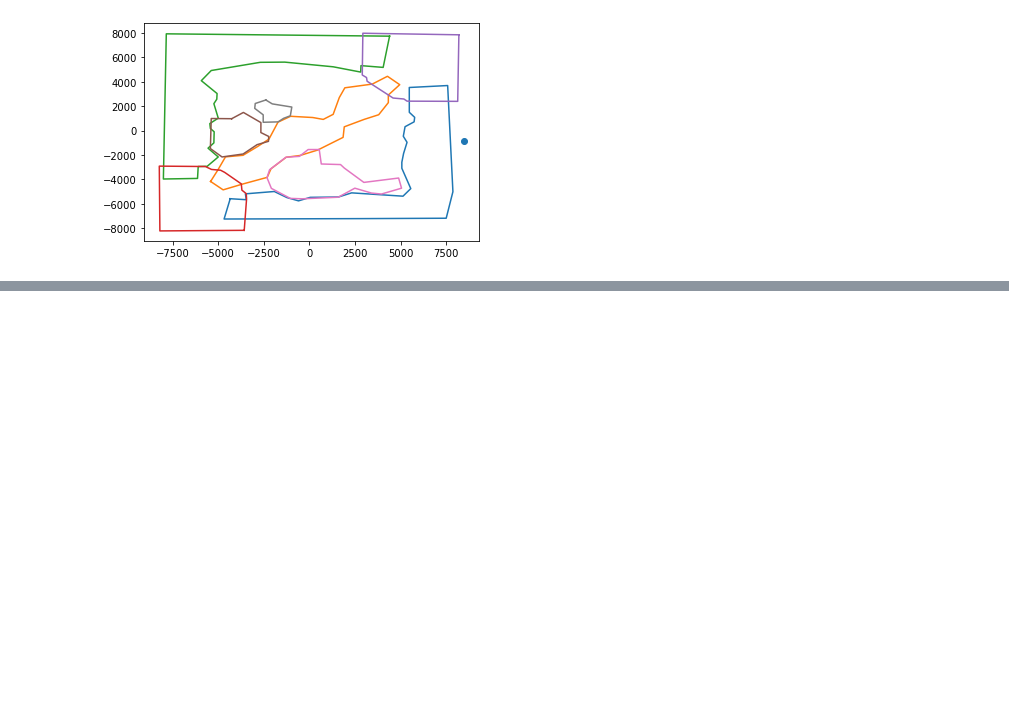
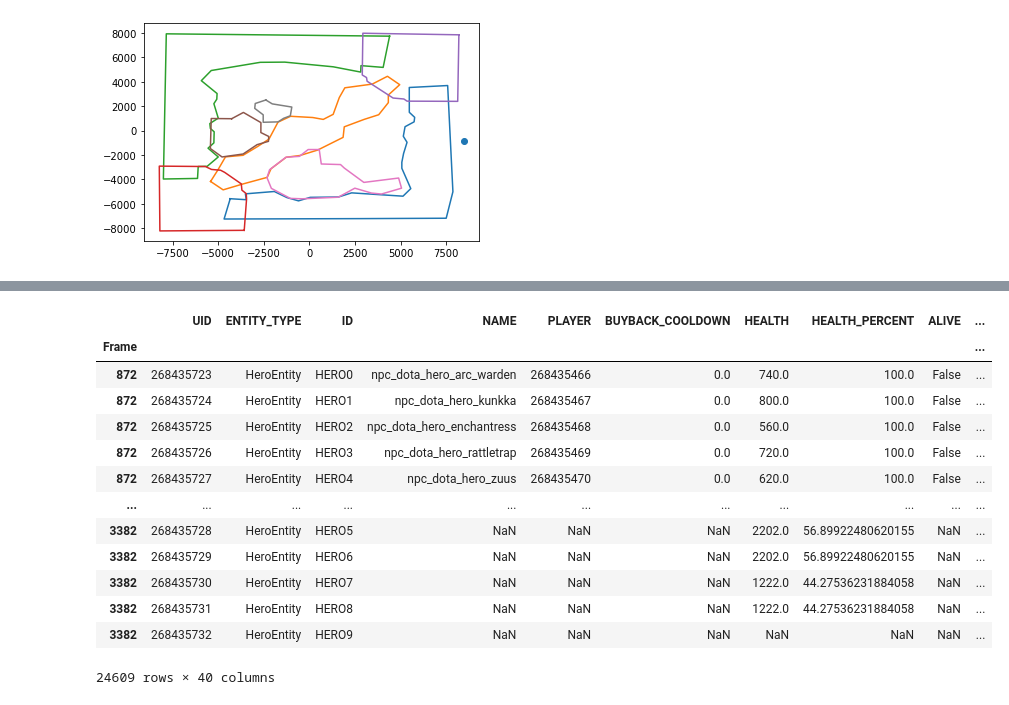
Before and after one commit to ag1737/finalProject, a Jupyter notebook: LaneDetection Playaround.ipynb, the cells around one changed output, grey strips where cells are left out. Cells and saved outputs as stored; diff of their text form; code cells hidden in the pictures; blank space fills up the shorter version.

```diff
--- a/LaneDetection Playaround.ipynb
+++ b/LaneDetection Playaround.ipynb
@@ -62,0 +74,31 @@ plt.scatter(8461.0,-873.0)
+# %%
+def clean_dict(x):
+    for k,v in x.items():
+        if isinstance(v,Iterable):
+            x[k] = "".join(map(str,x[k]))
+# %%
+playerEntities = []
+HeroEntities = []
+MapEntities = []
+# %%
+for framenum,frame in enumerate(entities):
+    print(f"######FRAME NUMBER {framenum}##########")
+    for ID,entity in frame.items():
+        if entity["ENTITY_TYPE"] == "PlayerEntity" :
+            dct = {k:[v] for k,v in entity.items()}
+            dct["Frame"] = framenum
+            clean_dict(dct)
+            playerEntities.append(dct)
+
+
+        elif entity["ENTITY_TYPE"] == "HeroEntity":
+            dct = {k:[v] for k,v in entity.items()}
+            dct["Frame"] = framenum
+            clean_dict(dct)
+            HeroEntities.append(dct)
+
+        elif entity["ENTITY_TYPE"]== "Dota2MapEntity":
+            dct = {k:[v] for k,v in entity.items()}
+            dct["Frame"] = framenum
+            clean_dict(dct)
+            MapEntities.append(dct)
@@ -62,0 +145,21 @@ plt.scatter(8461.0,-873.0)
+# %%
+hero_df = pd.DataFrame(HeroEntities)
+hero_df.reset_index(inplace=True, drop=True)
+hero_df = hero_df.set_index("Frame").bfill()
+# %%
+hero_df
+# %% [output]
+|  | UID | ENTITY_TYPE | ID | NAME | PLAYER | BUYBACK_COOLDOWN | HEALTH | HEALTH_PERCENT | ALIVE | ... |
+| Frame |  |  |  |  |  |  |  |  |  | ... |
+| 872 | 268435723 | HeroEntity | HERO0 | npc_dota_hero_arc_warden | 268435466 | 0.0 | 740.0 | 100.0 | False | ... |
+| 872 | 268435724 | HeroEntity | HERO1 | npc_dota_hero_kunkka | 268435467 | 0.0 | 800.0 | 100.0 | False | ... |
+| 872 | 268435725 | HeroEntity | HERO2 | npc_dota_hero_enchantress | 268435468 | 0.0 | 560.0 | 100.0 | False | ... |
+| 872 | 268435726 | HeroEntity | HERO3 | npc_dota_hero_rattletrap | 268435469 | 0.0 | 720.0 | 100.0 | False | ... |
+| 872 | 268435727 | HeroEntity | HERO4 | npc_dota_hero_zuus | 268435470 | 0.0 | 620.0 | 100.0 | False | ... |
+| ... | ... | ... | ... | ... | ... | ... | ... | ... | ... | ... |
+| 3382 | 268435728 | HeroEntity | HERO5 | NaN | NaN | NaN | 2202.0 | 56.89922480620155 | NaN | ... |
+| 3382 | 268435729 | HeroEntity | HERO6 | NaN | NaN | NaN | 2202.0 | 56.89922480620155 | NaN | ... |
+| 3382 | 268435730 | HeroEntity | HERO7 | NaN | NaN | NaN | 1222.0 | 44.27536231884058 | NaN | ... |
+| 3382 | 268435731 | HeroEntity | HERO8 | NaN | NaN | NaN | 1222.0 | 44.27536231884058 | NaN | ... |
+| 3382 | 268435732 | HeroEntity | HERO9 | NaN | NaN | NaN | NaN | NaN | NaN | ... |
+24609 rows × 40 columns
```
Also changed, not shown: parts of 25 cells of this notebook, 2 other files.
